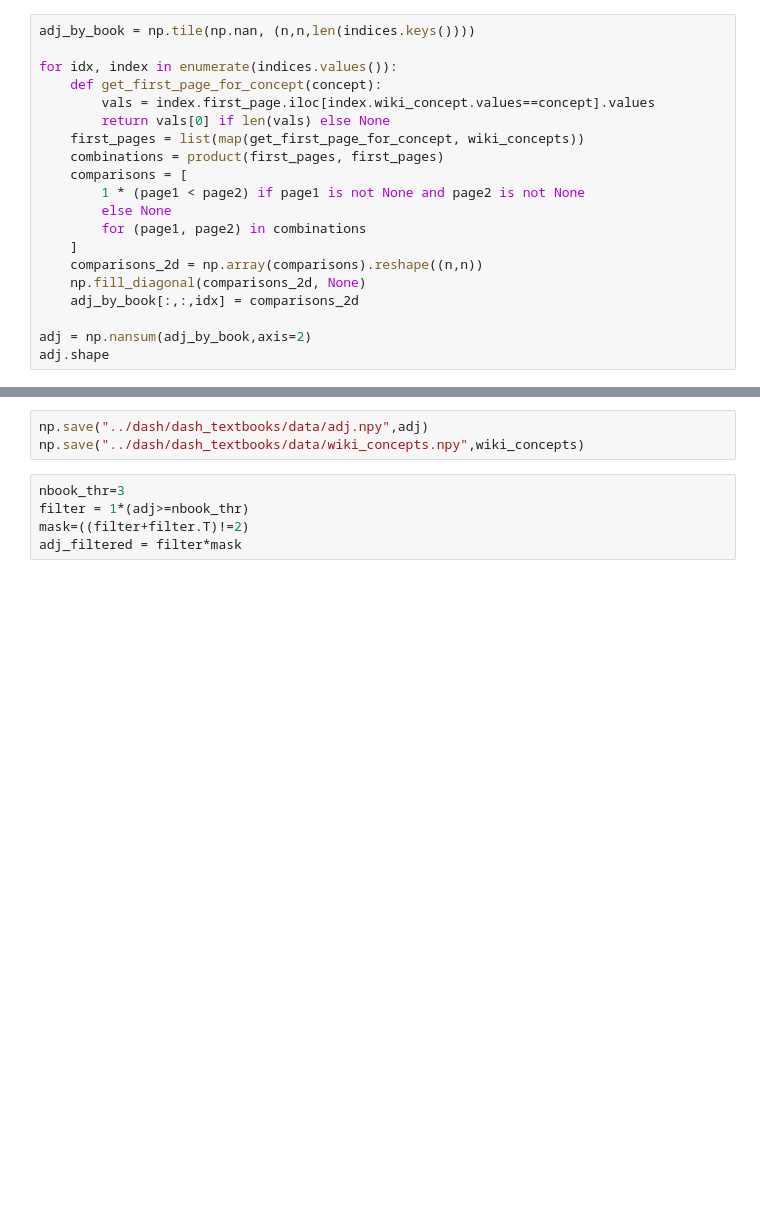
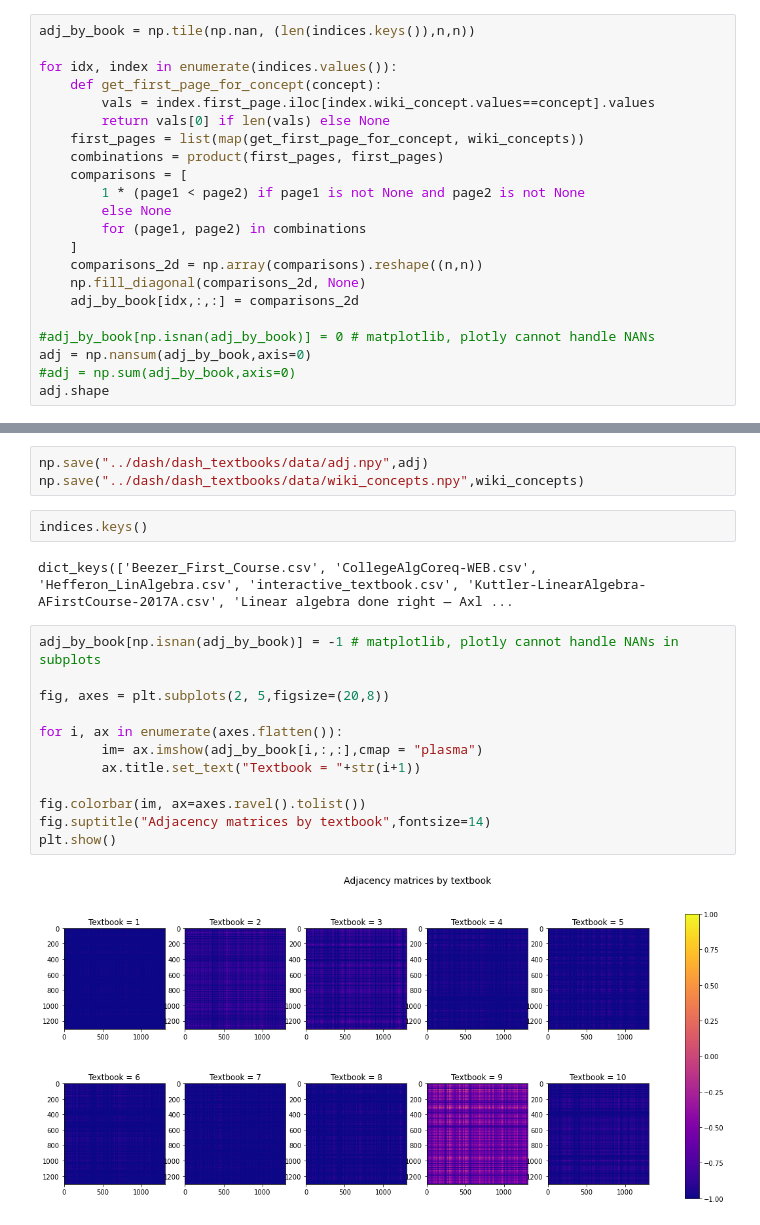
Before and after one commit to mlcolab/learning-dependencies, a Jupyter notebook: exp/17_Index_to_LD.ipynb, the cells around one changed output, grey strips where cells are left out. Drawn from its saved outputs; the diff is of its cells as text; blank space fills up the shorter version.

Commit message:
Update of textbook graph

```diff
--- a/exp/17_Index_to_LD.ipynb
+++ b/exp/17_Index_to_LD.ipynb
@@ -160,7 +160,7 @@ print(str(n) + " wikipedia concepts in total")
 # %% [output]
 1303 wikipedia concepts in total
 # %%
-adj_by_book = np.tile(np.nan, (n,n,len(indices.keys())))
+adj_by_book = np.tile(np.nan, (len(indices.keys()),n,n))
 
 for idx, index in enumerate(indices.values()):
     def get_first_page_for_concept(concept):
@@ -175,17 +175,32 @@ for idx, index in enumerate(indices.values()):
     ]
     comparisons_2d = np.array(comparisons).reshape((n,n))
     np.fill_diagonal(comparisons_2d, None)
-    adj_by_book[:,:,idx] = comparisons_2d
+    adj_by_book[idx,:,:] = comparisons_2d
 
-adj = np.nansum(adj_by_book,axis=2)
+#adj_by_book[np.isnan(adj_by_book)] = 0 # matplotlib, plotly cannot handle NANs
+adj = np.nansum(adj_by_book,axis=0)
+#adj = np.sum(adj_by_book,axis=0)
 adj.shape
 # %% [output]
 (1303, 1303)
 # %%
 np.save("../dash/dash_textbooks/data/adj.npy",adj)
 np.save("../dash/dash_textbooks/data/wiki_concepts.npy",wiki_concepts)
-# %%
-nbook_thr=3
-filter = 1*(adj>=nbook_thr)
-mask=((filter+filter.T)!=2)
-adj_filtered = filter*mask
+# %%
+indices.keys()
+# %% [output]
+dict_keys(['Beezer_First_Course.csv', 'CollegeAlgCoreq-WEB.csv', 'Hefferon_LinAlgebra.csv', 'interactive_textbook.csv', 'Kuttler-LinearAlgebra-AFirstCourse-2017A.csv', 'Linear algebra done right — Axl ...
+# %%
+adj_by_book[np.isnan(adj_by_book)] = -1 # matplotlib, plotly cannot handle NANs in subplots
+
+fig, axes = plt.subplots(2, 5,figsize=(20,8))
+
+for i, ax in enumerate(axes.flatten()):
+        im= ax.imshow(adj_by_book[i,:,:],cmap = "plasma")
+        ax.title.set_text("Textbook = "+str(i+1))
+
+fig.colorbar(im, ax=axes.ravel().tolist())
+fig.suptitle("Adjacency matrices by textbook",fontsize=14)
+plt.show()
+# %% [output]
+[figure, added]
```
Also changed, not shown: parts of 12 cells of this notebook, 3 other files.
